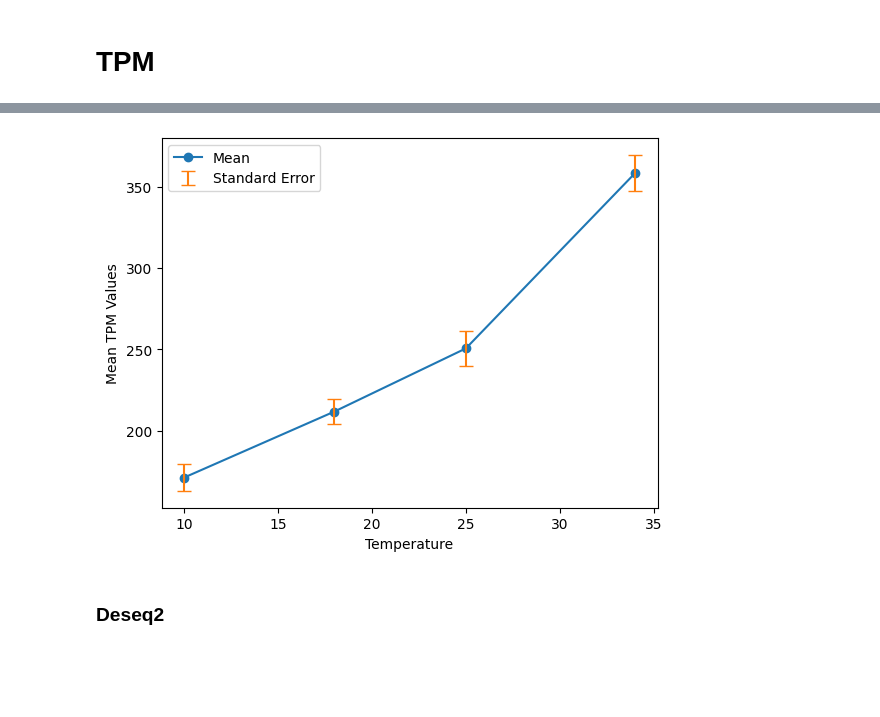
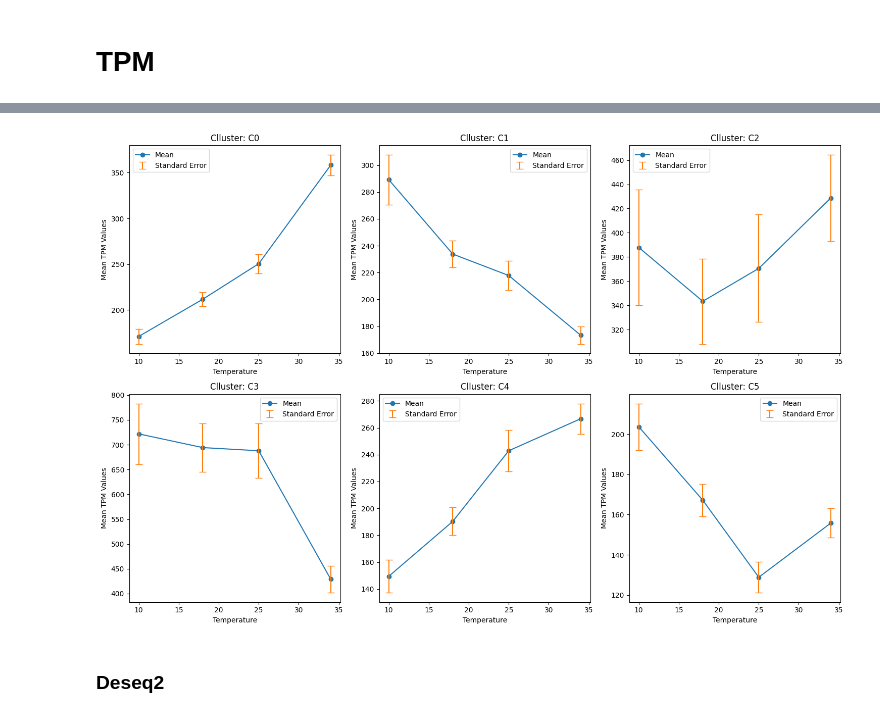
Before and after one commit to Robaina/Dokdonia, a Jupyter notebook: dokdonia_meeting.ipynb, the cells around one changed output, grey strips where cells are left out. Cells and saved outputs as stored; diff of their text form; code cells hidden in the pictures; blank space fills up the shorter version.

```diff
--- a/dokdonia_meeting.ipynb
+++ b/dokdonia_meeting.ipynb
@@ -277,14 +294,12 @@ clusters_TPM = CA.getGeneClusters(tpm_noDE, path_to_wd=workdir,
                               cluster_tightness=clust_tightness,
                               normalization_file='clust_normalization.txt',
                               replicates_file='clust_replicates_merged_L_D.txt',
-                              scaling_factor=1e4)
+                              scaling_factor=1)
 
 # Plot clusters
 plot_cluster_data = pd.read_csv(os.path.join(
     os.getcwd(),results_dir / "clust" / f'{res_id}/Processed_Data/clust_input.tsv_processed.tsv'),
     sep='\t', index_col='Genes')
-
-VI.plotClusters(plot_cluster_data, clusters_TPM)
 # %% [output]
 /===========================================================================\
 |                                   Clust                                   |
@@ -306,0 +321,12 @@ VI.plotClusters(plot_cluster_data, clusters_TPM)
+# %%
+# Merge clusters
+clusters_TPM = {
+    "C0": clusters_TPM["C0"],
+    "C1": clusters_TPM["C4"] + clusters_TPM["C5"],
+    "C2": clusters_TPM["C2"],
+    "C3": clusters_TPM["C6"],
+    "C4": clusters_TPM["C1"],
+    "C5": clusters_TPM["C3"] + clusters_TPM["C7"]
+}
+
+VI.plotClusters(plot_cluster_data, clusters_TPM)
@@ -307,36 +335,41 @@ VI.plotClusters(plot_cluster_data, clusters_TPM)
 # %%
 temperatures = [10, 18, 25, 34]
-marker_genes = [gene for gene in clusters_TPM["C0"]]
-df = tpm_noDE.loc[marker_genes, :]
+clusters = ['C0', 'C1', 'C2', 'C3', 'C4', 'C5']
 
+fig, axs = plt.subplots(nrows=2, ncols=3, figsize=(15, 10))
+axs = axs.flatten()
 
-df_long = df.melt(var_name='Column', value_name='Value')
-df_long['Temperature'] = df_long['Column'].str.extract('_(\d+)_')
-df_long['Temperature'] = pd.to_numeric(df_long['Temperature'])
+for idx, cluster in enumerate(clusters):
+    marker_genes = [gene for gene in clusters_TPM[cluster]]
+    df = tpm_noDE.loc[marker_genes, :]
 
-grouped = df_long.groupby('Temperature')['Value']
-mean_values = grouped.mean()
-standard_error_values = grouped.sem()
+    df_long = df.melt(var_name='Column', value_name='Value')
+    df_long['Temperature'] = df_long['Column'].str.extract('_(\d+)_')
+    df_long['Temperature'] = pd.to_numeric(df_long['Temperature'])
 
+    grouped = df_long.groupby('Temperature')['Value']
+    mean_values = grouped.mean()
+    standard_error_values = grouped.sem()
 
-fig, ax = plt.subplots()
+    # Plot the mean values
+    axs[idx].plot(mean_values.index, mean_values, marker='o', linestyle='-', label='Mean')
 
-# Plot the mean values
-ax.plot(mean_values.index, mean_values, marker='o', linestyle='-', label='Mean')
+    # Add error bars for the standard errors
+    axs[idx].errorbar(mean_values.index, mean_values, yerr=standard_error_values, linestyle='', capsize=5, label='Standard Error')
 
-# Add error bars for the standard errors
-ax.errorbar(mean_values.index, mean_values, yerr=standard_error_values, linestyle='', capsize=5, label='Standard Error')
+    # Customize the plot
+    axs[idx].set_xlabel('Temperature')
+    axs[idx].set_ylabel('Mean TPM Values')
+    axs[idx].set_title(f'Clluster: {cluster}')
+    axs[idx].legend()
 
-# Customize the plot
-ax.set_xlabel('Temperature')
-ax.set_ylabel('Mean TPM Values')
-# ax.set_title('Mean Values with Standard Error across Temperature Values')
-ax.legend()
+# Adjust the layout of the subplots
+plt.tight_layout()
 
 # Show the plot
 plt.show()
 # %% [output]
-[figure, old version]
+[figure, new version]
 # %% [markdown]
 ### Deseq2
 # %%
```
Also changed, not shown: parts of 23 cells of this notebook, 12 other files.
